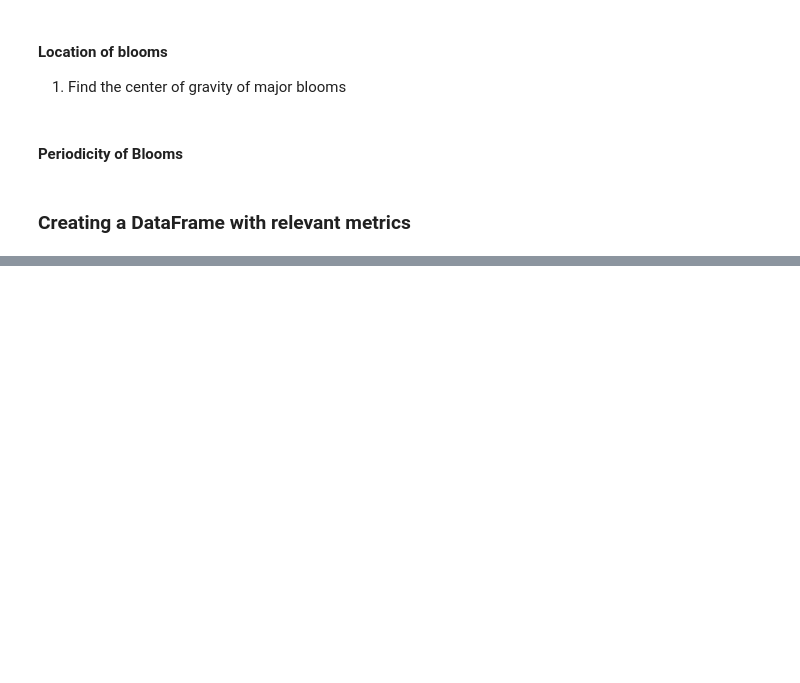
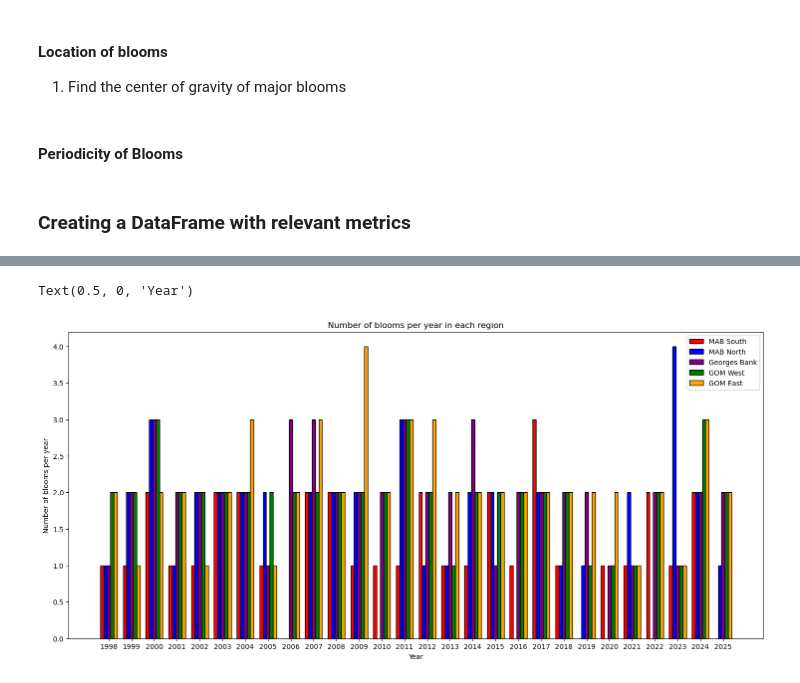
Before and after one commit to gdavis5/phytoplankton_Hollings_project, a Jupyter notebook: Phytoplankton_Phenology_NWA.ipynb, the cells around one changed output, grey strips where cells are left out. Drawn from its saved outputs; the diff is of its cells as text; code cells hidden in the pictures; blank space fills up the shorter version.

```diff
--- a/Phytoplankton_Phenology_NWA.ipynb
+++ b/Phytoplankton_Phenology_NWA.ipynb
@@ -1176,7 +1169,7 @@ def bloom_days_per_year(shapefile_geometry, dataset, year):
     Returns:
         Int. The number of bloom days for the given year.
     """
-    bloom_start_day , bloom_end_day, merge_bloom_events = rolling_peak_window(shapefile_geometry,dataset)
+    #bloom_start_day , bloom_end_day, merge_bloom_events = rolling_peak_window(shapefile_geometry,dataset)
     number_bloom_days = []
     days_in_year = pd.to_datetime(f"{year}-12-31").dayofyear
     for x in range(len(bloom_start_day)):
@@ -1395,0 +1711,17 @@ for x in range(5):
+# %%
+fig, ax = plt.subplots(figsize=(18,8))
+width=0.15
+x=summary_MABS['Year']
+ax.bar(x-2*width,summary_MABS['Number of blooms'],color='red',label='MAB South',edgecolor='black',width=0.15)
+ax.bar(x-width,summary_MABN['Number of blooms'],color='blue',label='MAB North',edgecolor='black',width=0.15)
+ax.bar(x,summary_GB['Number of blooms'],color='purple',label='Georges Bank',edgecolor='black',width=0.15)
+ax.bar(x+width,summary_GOMW['Number of blooms'],color='green',label='GOM West',edgecolor='black',width=0.15)
+ax.bar(x+2*width,summary_GOME['Number of blooms'],color='orange',label='GOM East',edgecolor='black',width=0.15)
+ax.set_xticks(x)
+ax.legend()
+ax.set_title("Number of blooms per year in each region")
+ax.set_ylabel("Number of blooms per year")
+ax.set_xlabel("Year")
+# %% [output]
+Text(0.5, 0, 'Year')
+[figure, added]
```
Also changed, not shown: parts of 18 cells of this notebook, 22 other files.
